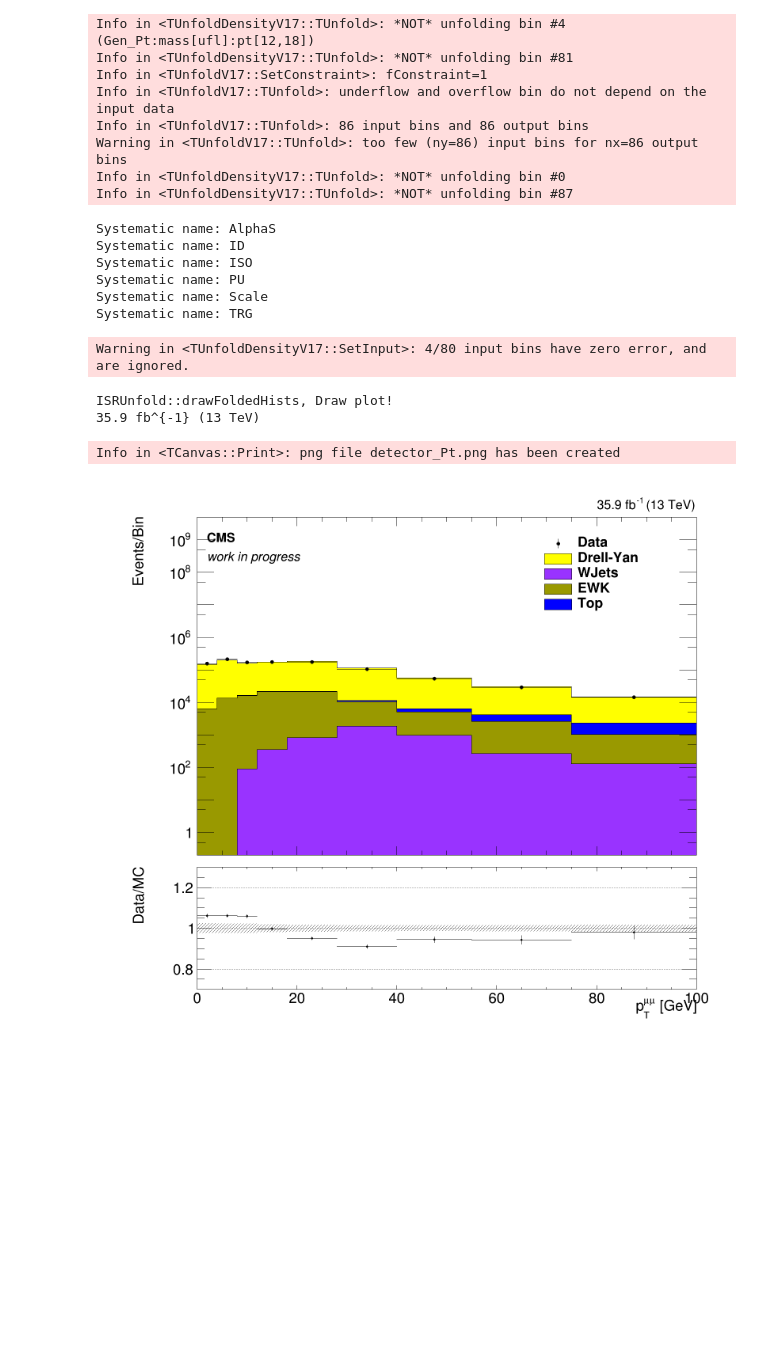
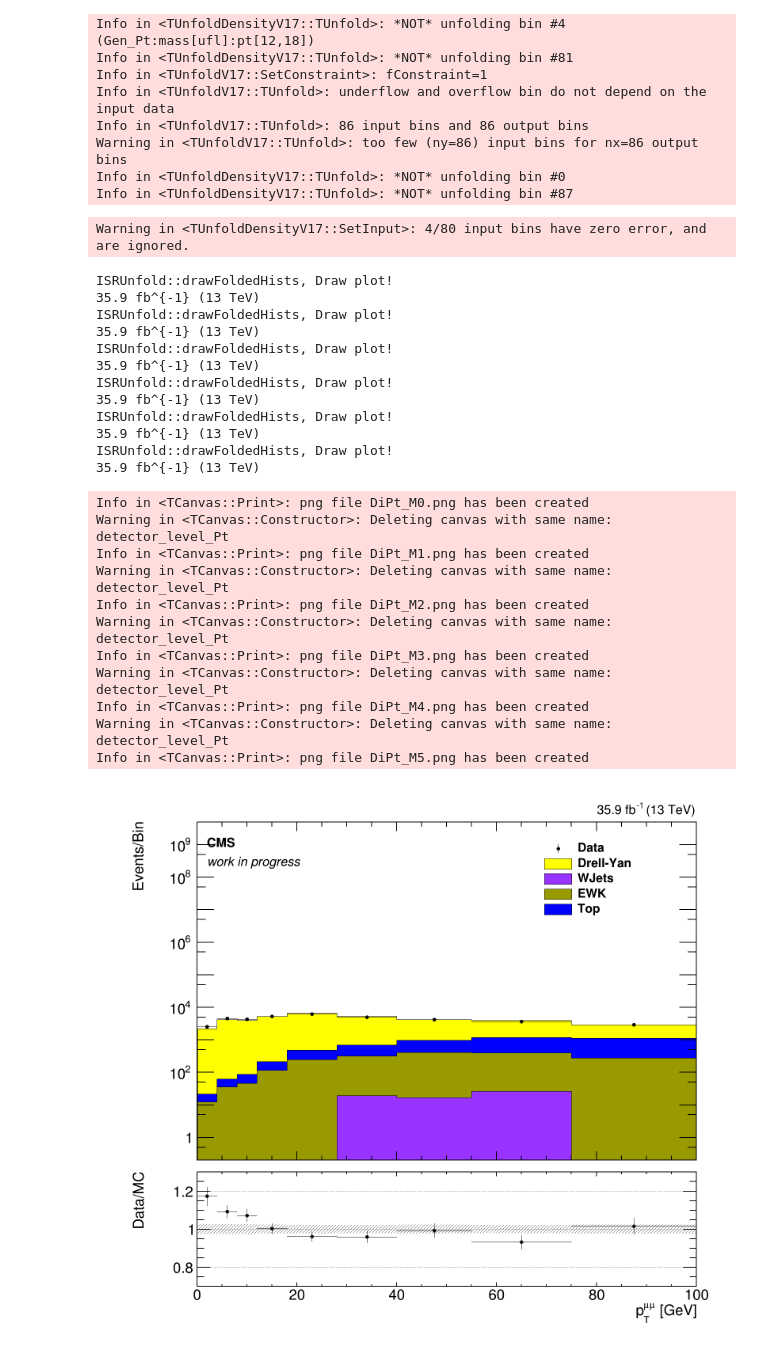
Before and after one commit to jhkim06/ISRAnalysis, a Jupyter notebook: ISR_analysis_v2.ipynb, the cells around one changed output. Drawn from its saved outputs; the diff is of its cells as text; code cells hidden in the pictures; blank space fills up the shorter version.

```diff
--- a/ISR_analysis_v2.ipynb
+++ b/ISR_analysis_v2.ipynb
@@ -49,24 +49,36 @@ detUnfold_muon_2016.setSystematics("AlphaS","AlphaSDown")
 # %%
 detUnfold_muon_2016.setSystematics("Scale","ScaleABUp")
 detUnfold_muon_2016.setSystematics("Scale","ScaleABDown")
-# %%
-detUnfold_muon_2016.getSystematics()
-# %% [output]
-Systematic name: AlphaS
-Systematic name: ID
-Systematic name: ISO
-Systematic name: PU
-Systematic name: Scale
-Systematic name: TRG
 # %%
 detUnfold_muon_2016.setInputHist()
 detUnfold_muon_2016.setUnfoldBkgs()
 # %% [output]
 Warning in <TUnfoldDensityV17::SetInput>: 4/80 input bins have zero error, and are ignored.
 # %%
-detUnfold_muon_2016.drawDetPlot("Pt", "pt[UO];mass[UOC1]", True, "ID")
+for massBin in range(6):
+    detUnfold_muon_2016.drawDetPlot("Pt", "pt[UO];mass[UOC"+str(massBin)+"]", True, "ID", "DiPt_M"+str(massBin))
 # %% [output]
 ISRUnfold::drawFoldedHists, Draw plot!
 35.9 fb^{-1} (13 TeV)
+ISRUnfold::drawFoldedHists, Draw plot!
+35.9 fb^{-1} (13 TeV)
+ISRUnfold::drawFoldedHists, Draw plot!
+35.9 fb^{-1} (13 TeV)
+ISRUnfold::drawFoldedHists, Draw plot!
+35.9 fb^{-1} (13 TeV)
+ISRUnfold::drawFoldedHists, Draw plot!
+35.9 fb^{-1} (13 TeV)
+ISRUnfold::drawFoldedHists, Draw plot!
+35.9 fb^{-1} (13 TeV)
-Info in <TCanvas::Print>: png file detector_Pt.png has been created
+Info in <TCanvas::Print>: png file DiPt_M0.png has been created
+Warning in <TCanvas::Constructor>: Deleting canvas with same name: detector_level_Pt
+Info in <TCanvas::Print>: png file DiPt_M1.png has been created
+Warning in <TCanvas::Constructor>: Deleting canvas with same name: detector_level_Pt
+Info in <TCanvas::Print>: png file DiPt_M2.png has been created
+Warning in <TCanvas::Constructor>: Deleting canvas with same name: detector_level_Pt
+Info in <TCanvas::Print>: png file DiPt_M3.png has been created
+Warning in <TCanvas::Constructor>: Deleting canvas with same name: detector_level_Pt
+Info in <TCanvas::Print>: png file DiPt_M4.png has been created
+Warning in <TCanvas::Constructor>: Deleting canvas with same name: detector_level_Pt
+Info in <TCanvas::Print>: png file DiPt_M5.png has been created
-[figure, old version]
+[figure, new version]
```
Also changed, not shown: parts of 11 cells of this notebook, 5 other files.
